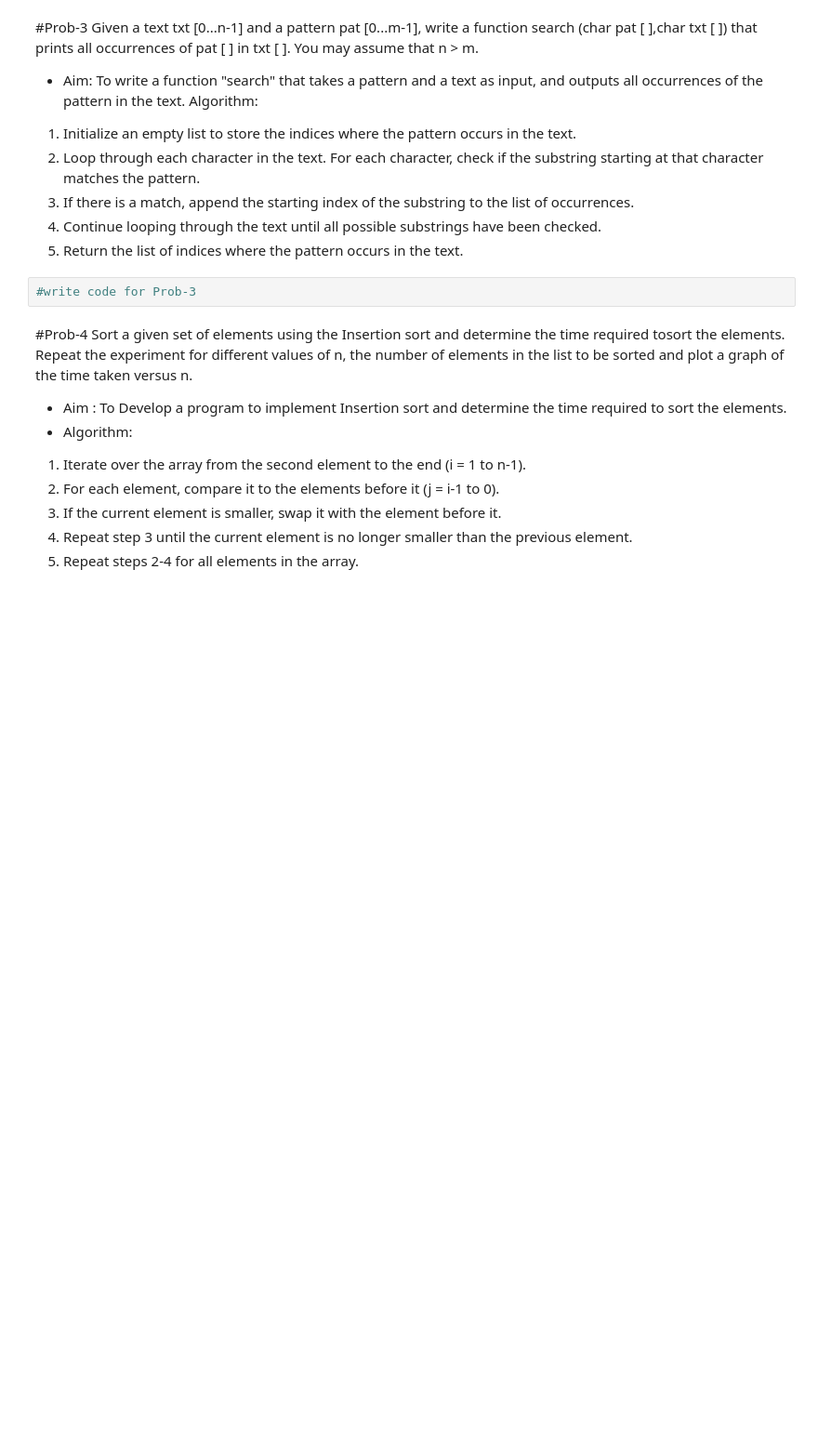
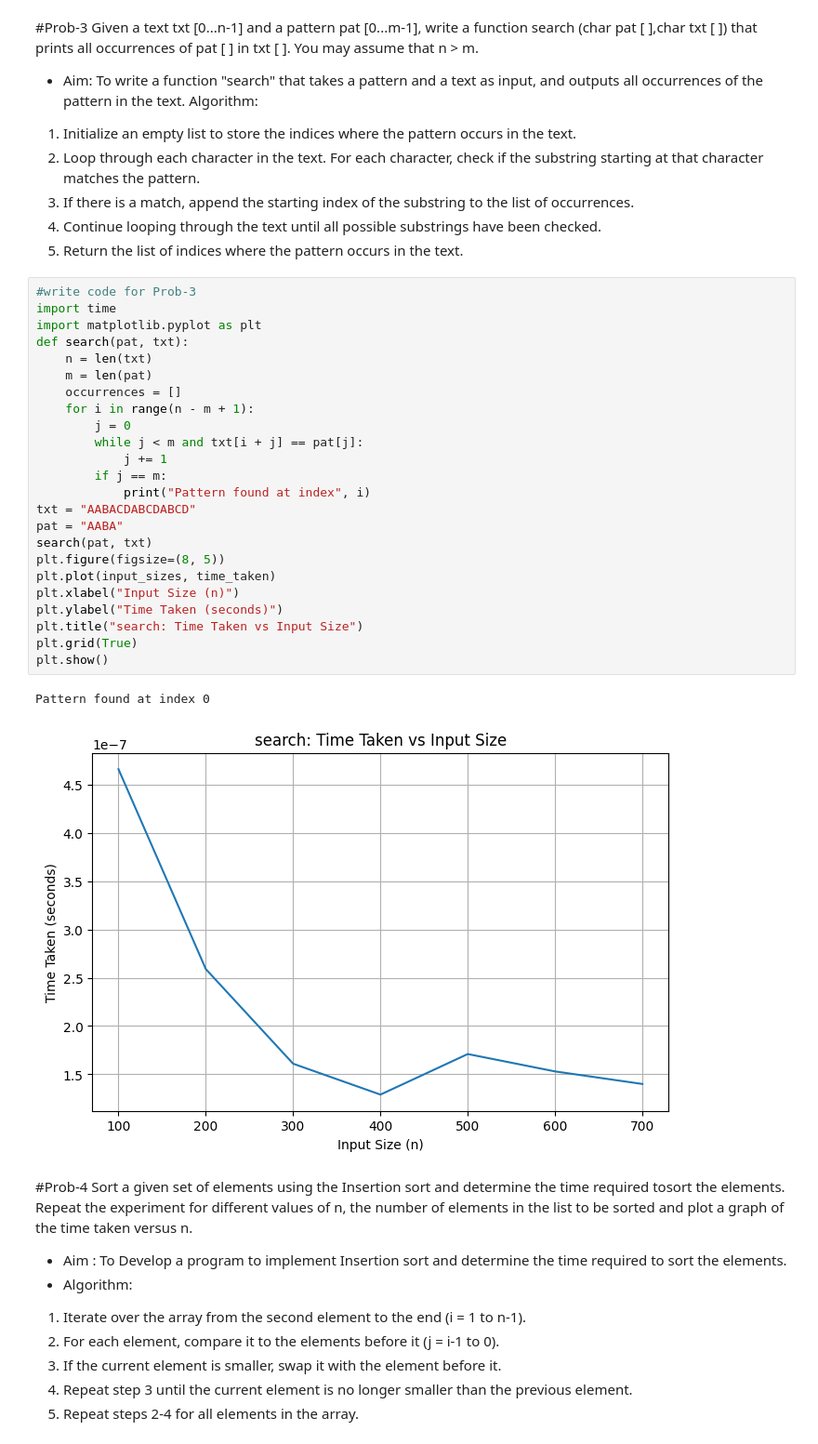
Before and after one commit to divanshi-15/Algo_Lab_241B323, a Jupyter notebook: lab_4.ipynb, the cells around one changed output. Shown at 93% size. Cells and saved outputs as stored; diff of their text form; blank space fills up the shorter version.

```diff
--- a/lab_4.ipynb
+++ b/lab_4.ipynb
@@ -86,8 +87,33 @@ Given a text txt [0...n-1] and a pattern pat [0...m-1], write a function search
 3. If there is a match, append the starting index of the substring to the list of occurrences.
 4. Continue looping through the text until all possible substrings have been checked.
 5. Return the list of indices where the pattern occurs in the text.
-# %%
-#write code for Prob-3
+# %%
+#write code for Prob-3
+import time
+import matplotlib.pyplot as plt
+def search(pat, txt):
+    n = len(txt)
+    m = len(pat)
+    occurrences = []
+    for i in range(n - m + 1):
+        j = 0
+        while j < m and txt[i + j] == pat[j]:
+            j += 1
+        if j == m:
+            print("Pattern found at index", i)
+txt = "AABACDABCDABCD"
+pat = "AABA"
+search(pat, txt)
+plt.figure(figsize=(8, 5))
+plt.plot(input_sizes, time_taken)
+plt.xlabel("Input Size (n)")
+plt.ylabel("Time Taken (seconds)")
+plt.title("search: Time Taken vs Input Size")
+plt.grid(True)
+plt.show()
+# %% [output]
+Pattern found at index 0
+[figure, added]
 # %% [markdown]
 #Prob-4
 Sort a given set of elements using the Insertion sort and determine the time required tosort the elements. Repeat the experiment for different values of n, the number of elements in the list to be sorted and plot a graph of the time taken versus n.
```
Also changed, not shown: parts of 3 cells of this notebook.
